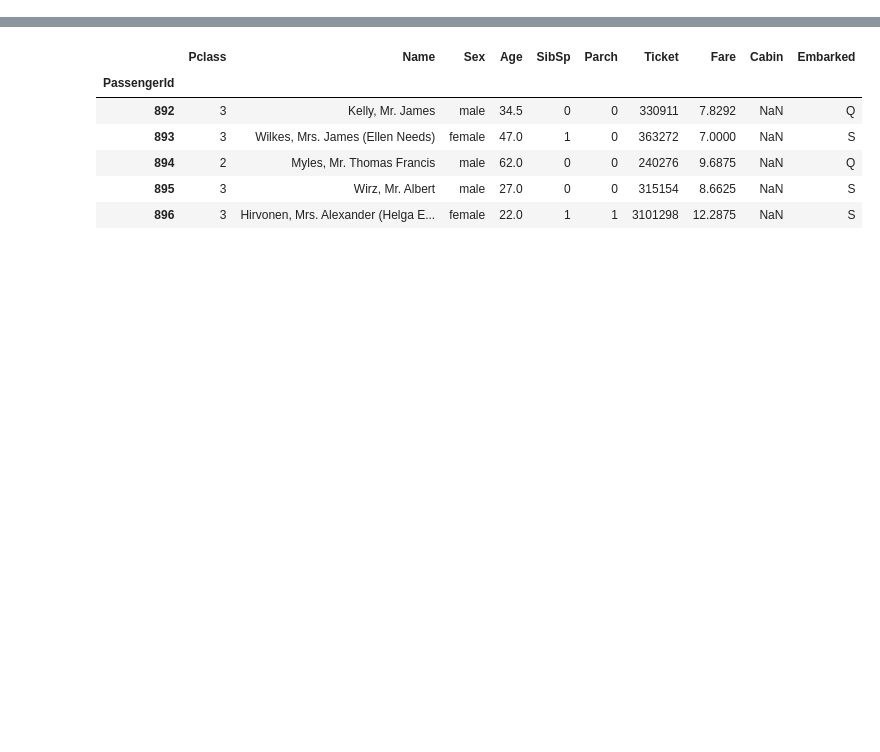
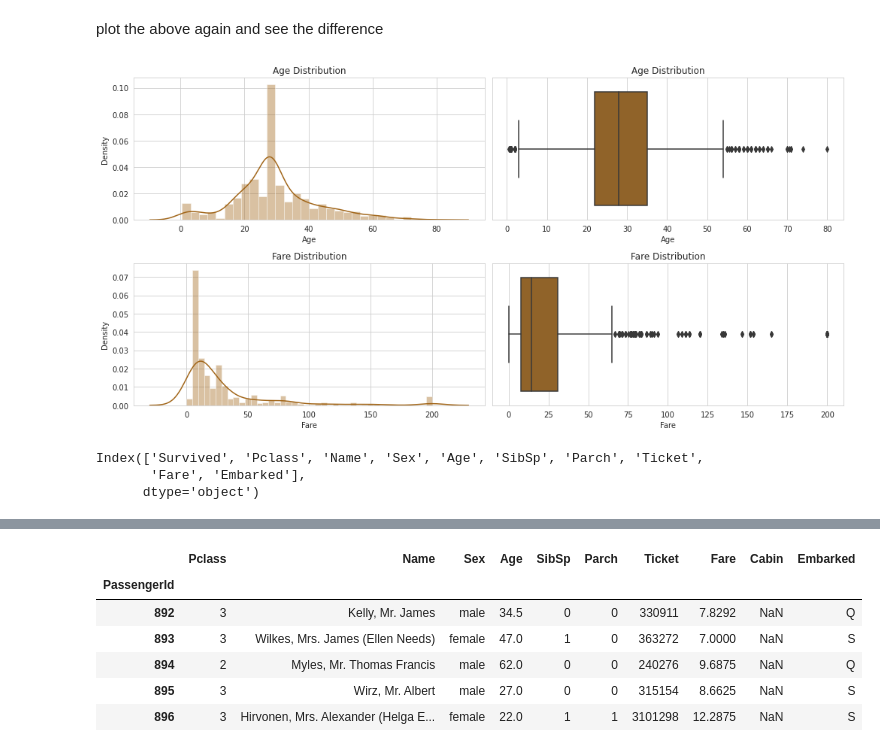
Before and after one commit to hikmatullah-mohammadi/titanic-survival-prediction, a Jupyter notebook: titanic-survival-prediction.ipynb, the cells around one changed output, grey strips where cells are left out. Saved outputs shown, nothing was run; the diff lists cells and outputs as text; code cells hidden in the pictures; blank space fills up the shorter version.

```diff
--- a/titanic-survival-prediction.ipynb
+++ b/titanic-survival-prediction.ipynb
@@ -332,0 +274,35 @@ y_predicted = logR.predict(X_test)
+# %%
+# Replace the values greater than or equal to 200 to 263
+t_df['Fare'].replace(t_df['Fare'][t_df['Fare'] >= 200].values, 200, inplace=True)
+# %% [markdown]
+plot the above again and see the difference
+# %%
+# PLot Age and Fare distributions
+
+plt.figure(figsize=(14,7))
+sns.set_style('whitegrid')
+sns.set_palette('BrBG')
+
+plt.subplot(2,2,1)
+ax = sns.distplot(t_df['Age'])
+ax.set_title('Age Distribution')
+plt.subplot(2,2,2)
+ax = sns.boxplot(t_df['Age'])
+ax.set_title('Age Distribution')
+
+plt.subplot(2,2,3)
+ax = sns.distplot(t_df['Fare'])
+ax.set_title('Fare Distribution')
+plt.subplot(2,2,4)
+ax = sns.boxplot(t_df['Fare'])
+ax.set_title('Fare Distribution')
+plt.tight_layout()
+plt.show()
+# %% [output]
+[figure, added]
+# %%
+t_df.columns
+# %% [output]
+Index(['Survived', 'Pclass', 'Name', 'Sex', 'Age', 'SibSp', 'Parch', 'Ticket',
+       'Fare', 'Embarked'],
+      dtype='object')
```
Also changed, not shown: parts of 129 cells of this notebook.
